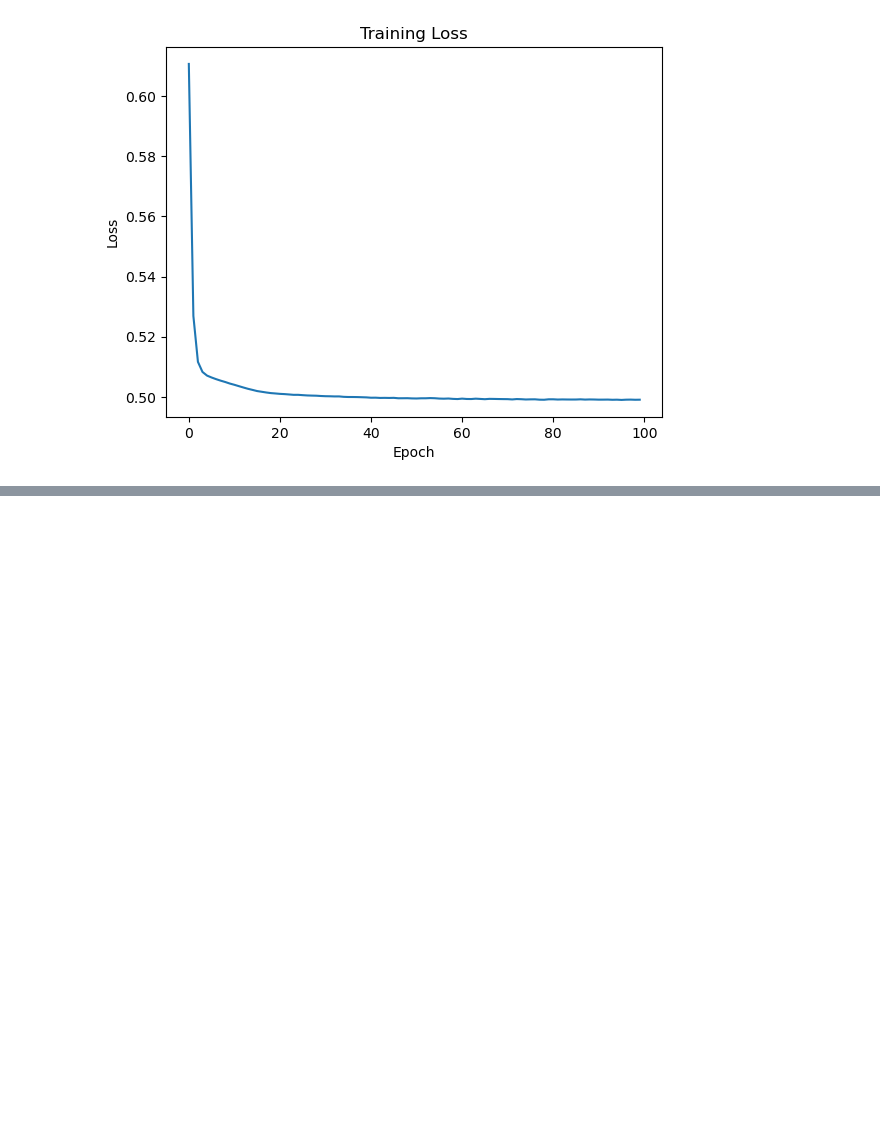
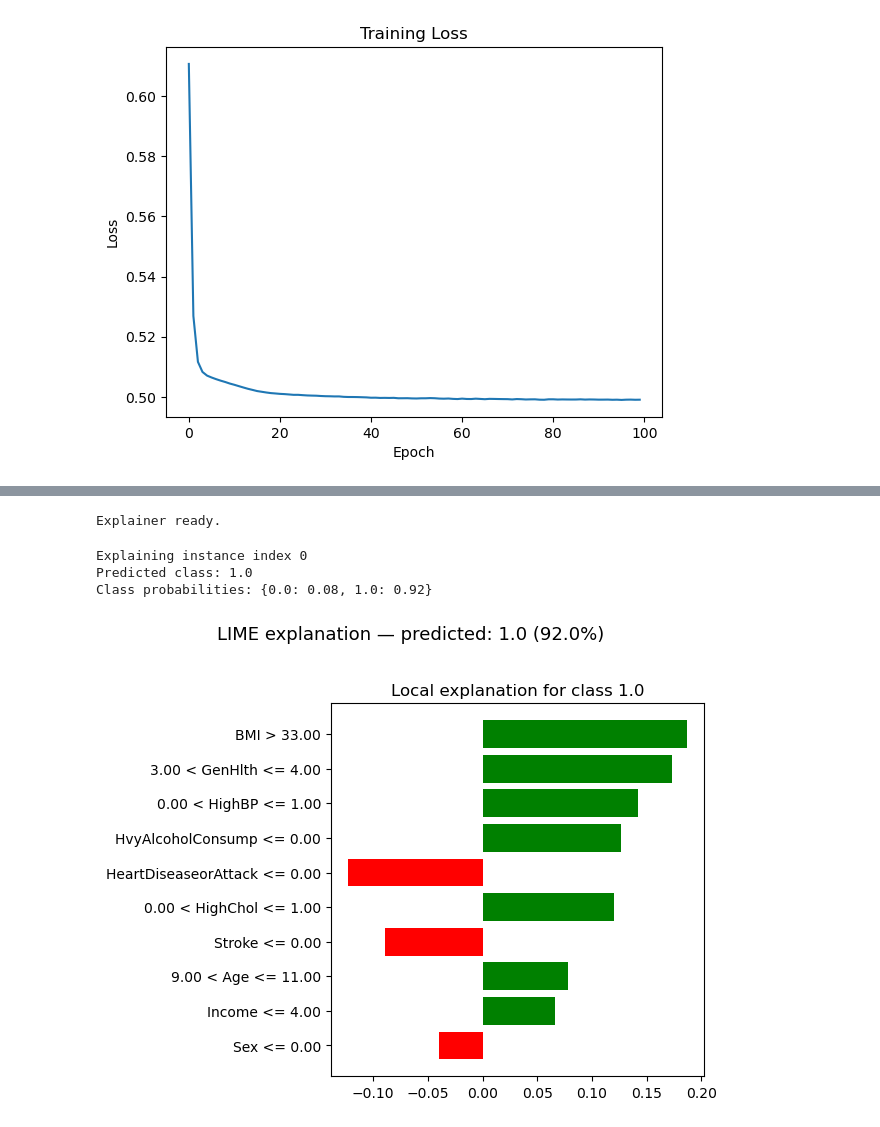
Before and after one commit to Stampe04/XAI_01, a Jupyter notebook: nn.ipynb, the cells around one changed output, grey strips where cells are left out. Drawn from its saved outputs; the diff is of its cells as text; code cells hidden in the pictures; blank space fills up the shorter version.

Commit message:
used LIME on nn

```diff
--- a/nn.ipynb
+++ b/nn.ipynb
@@ -208,0 +224,76 @@ print(cm)
+# %%
+import lime
+import lime.lime_tabular
+
+# Build the categorical_names dict required by LIME
+categorical_names = {}
+for i, col in enumerate(cat_cols):
+    col_idx = FEATURE_COLS.index(col)
+    categorical_names[col_idx] = oe.categories_[i]
+
+explainer = lime.lime_tabular.LimeTabularExplainer(
+    training_data=X_train,
+    feature_names=FEATURE_COLS,
+    class_names=class_names,
+    categorical_features=cat_indices,
+    categorical_names=categorical_names,
+    mode='classification',
+    random_state=42,
+)
+print('Explainer ready.')
+# %% [output]
+Explainer ready.
+# %%
+# Pick the first test instance predicted as 1.0
+model.eval()
+
+with torch.no_grad():
+    X_test_scaled = scaler.transform(X_test)
+    test_tensor = torch.as_tensor(X_test_scaled, dtype=torch.float32)
+    positive_probs = torch.sigmoid(model(test_tensor)).squeeze(1).numpy()
+
+predictions = (positive_probs >= 0.5).astype(int)
+
+# Select the first test instance predicted as class 1
+target_class = le.transform([1.0])[0]
+matching_indices = np.where(predictions == target_class)[0]
+if len(matching_indices) == 0:
+    raise ValueError("No test instances were predicted as class 1.")
+
+idx = matching_indices[0]
+instance = X_test[idx]
+pred_class = class_names[predictions[idx]]
+pred_proba = np.array([1 - positive_probs[idx], positive_probs[idx]])
+
+print(f"Explaining instance index {idx}")
+print(f"Predicted class: {pred_class}")
+print(f"Class probabilities: {dict(zip(class_names, pred_proba.round(3)))}")
+# %% [output]
+Explaining instance index 0
+Predicted class: 1.0
+Class probabilities: {0.0: 0.08, 1.0: 0.92}
+# %%
+def predict_proba_fn(x):
+    x = np.asarray(x, dtype=np.float32)
+    x_scaled = scaler.transform(x)  # apply the same scaling used during training
+    model.eval()
+    with torch.no_grad():
+        logits = model(torch.as_tensor(x_scaled, dtype=torch.float32))
+        probs = torch.sigmoid(logits).squeeze(-1).numpy()
+    return np.column_stack([1.0 - probs, probs])
+
+exp = explainer.explain_instance(
+    data_row=instance,
+    predict_fn=predict_proba_fn,
+    num_features=10,
+    num_samples=5000,
+)
+
+# Inline plot inside the notebook
+fig = exp.as_pyplot_figure(label=le.transform(['1.0'])[0])
+fig.suptitle(f'LIME explanation — predicted: {pred_class} ({pred_proba.max():.1%})',
+             fontsize=13, y=1.02)
+plt.tight_layout()
+plt.show()
+# %% [output]
+[figure, added]
```
Also changed, not shown: parts of 15 cells of this notebook.
